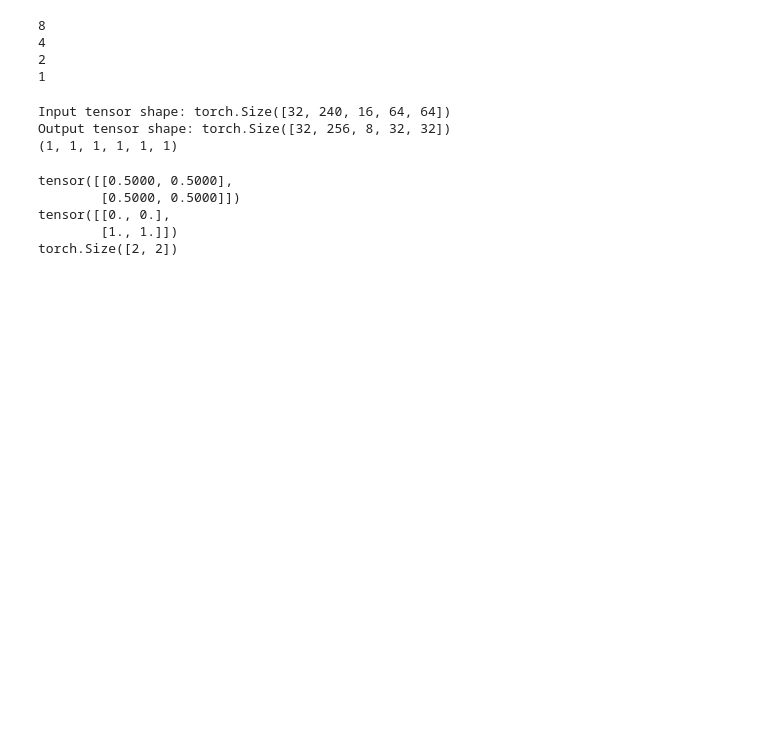
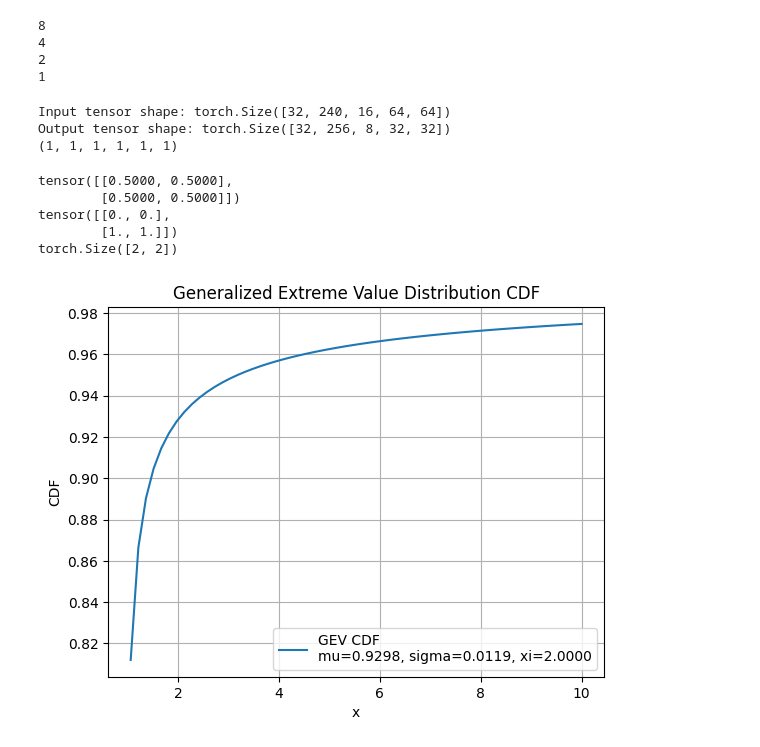
Before and after one commit to Zeina-crypto/iris, a Jupyter notebook: src/test_ankush.ipynb, the cells around one changed output. Drawn from its saved outputs; the diff is of its cells as text; code cells hidden in the pictures; blank space fills up the shorter version.

```diff
--- a/src/test_ankush.ipynb
+++ b/src/test_ankush.ipynb
@@ -68,3 +68,47 @@ tensor([[0.5000, 0.5000],
 tensor([[0., 0.],
         [1., 1.]])
 torch.Size([2, 2])
+# %%
+import torch
+import matplotlib.pyplot as plt
+
+def gev_cdf(x, mu, sigma, xi):
+    assert (sigma > 0).all(), "Scale parameter sigma must be positive"
+
+    zeros = xi == 0
+    non_zeros = ~zeros
+
+    cdf = torch.zeros_like(x)
+
+    # Compute the cdf when xi == 0
+    if zeros.any():
+        cdf[zeros] = torch.exp(-torch.exp(-(x[zeros] - mu) / sigma))
+
+    # Compute the cdf when xi != 0
+    if non_zeros.any():
+        z = (x[non_zeros] - mu) / sigma
+        cdf[non_zeros] = torch.exp(-torch.pow(1 + xi * z, -1/xi))
+
+    return cdf
+
+# Parameters
+mu = torch.tensor(0.9298013867424842)
+sigma = torch.tensor(0.01186108980670213)
+xi = torch.tensor(2)
+
+# Values
+x_values = torch.linspace(-5, 10, 100)
+
+# Compute CDF
+cdf_values = gev_cdf(x_values, mu, sigma, xi)
+
+# Plotting
+plt.plot(x_values.numpy(), cdf_values.numpy(), label=f'GEV CDF\nmu={mu.item():.4f}, sigma={sigma.item():.4f}, xi={xi.item():.4f}')
+plt.xlabel('x')
+plt.ylabel('CDF')
+plt.title('Generalized Extreme Value Distribution CDF')
+plt.legend()
+plt.grid(True)
+plt.show()
+# %% [output]
+[figure, added]
```
Also changed, not shown: 6 other files.
